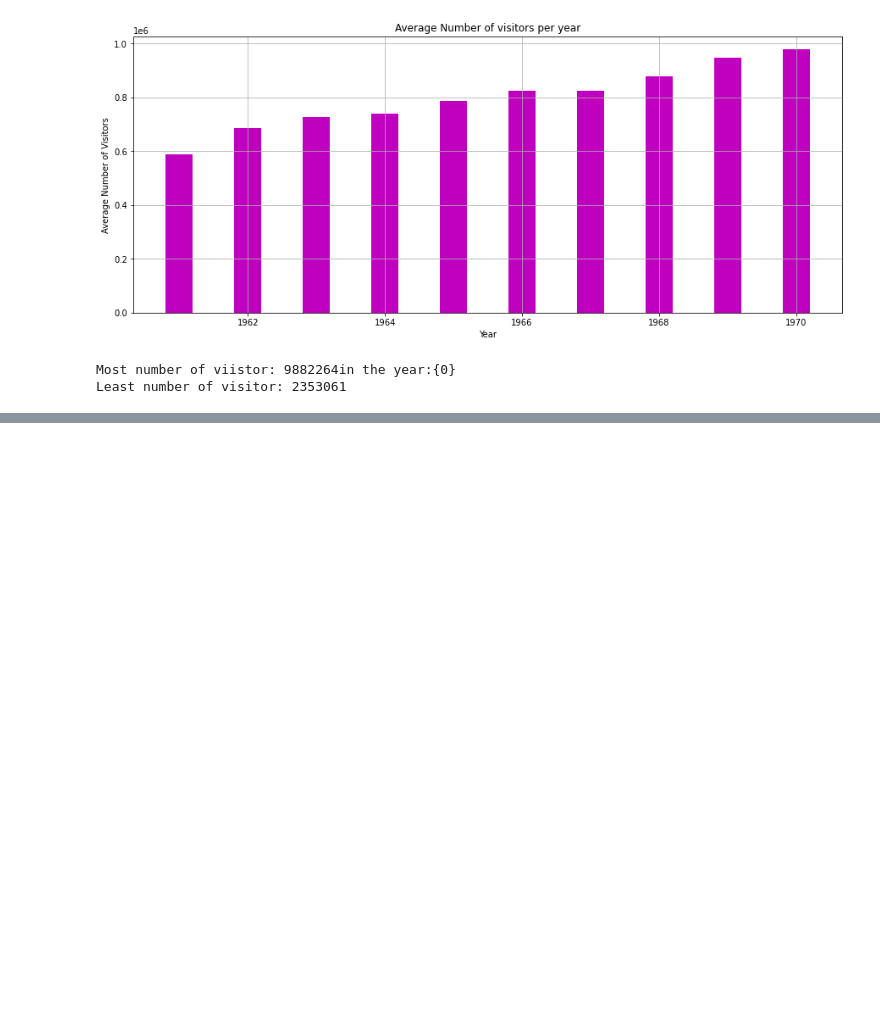
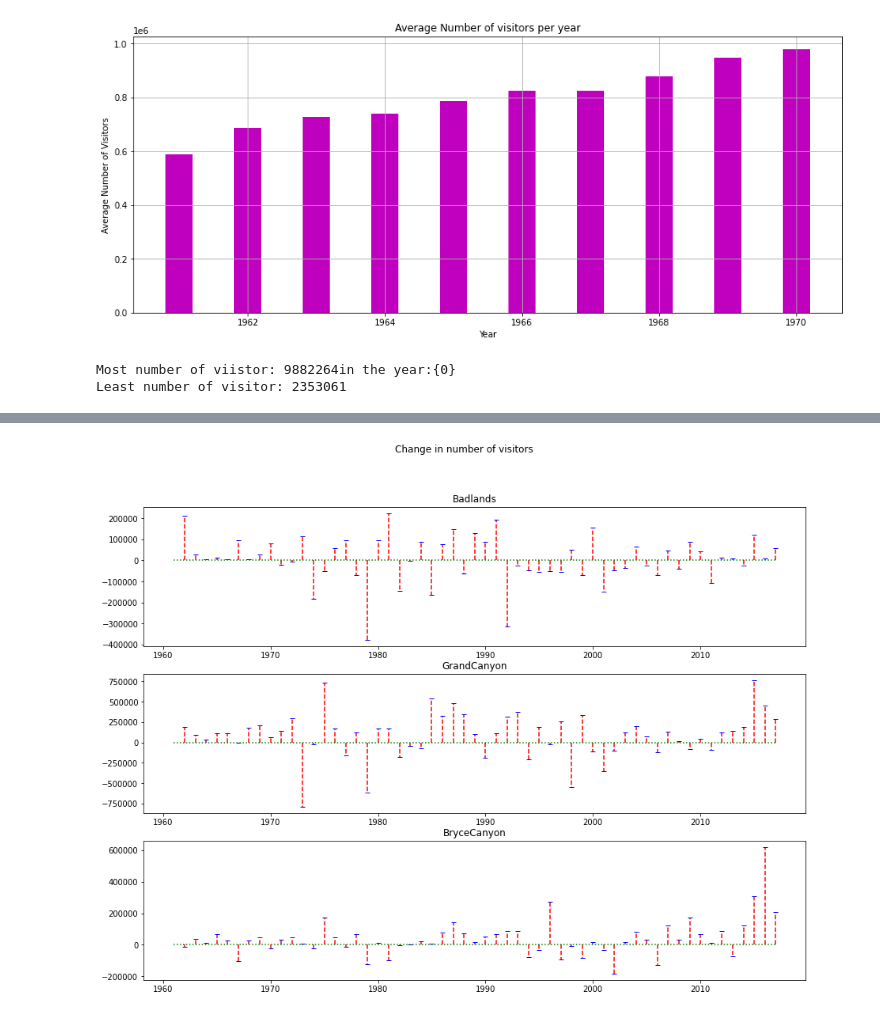
Before and after one commit to ealpha072/Datascience-Projects, a Jupyter notebook: national_park/analysis.ipynb, the cells around one changed output, grey strips where cells are left out. Cells and saved outputs as stored; diff of their text form; code cells hidden in the pictures; blank space fills up the shorter version.

```diff
--- a/national_park/analysis.ipynb
+++ b/national_park/analysis.ipynb
@@ -100,0 +131,19 @@ Least number of visitor: 2353061
+# %%
+plt.figure(figsize=(15,11))
+plt.suptitle('Change in number of visitors')
+
+plt.subplot(311)
+plt.stem(stem['Year'],stem['Badlands'], markerfmt='b_', linefmt='r--',basefmt='g:')
+plt.title('Badlands')
+
+plt.subplot(312)
+plt.stem(stem['Year'],stem['GrandCanyon'], markerfmt='b_', linefmt='r--',basefmt='g:')
+plt.title('GrandCanyon')
+
+plt.subplot(313)
+plt.stem(stem['Year'],stem['BryceCanyon'], markerfmt='b_', linefmt='r--',basefmt='g:')
+plt.title('BryceCanyon')
+
+plt.show()
+# %% [output]
+[figure, added]
```
Also changed, not shown: parts of 6 cells of this notebook.
